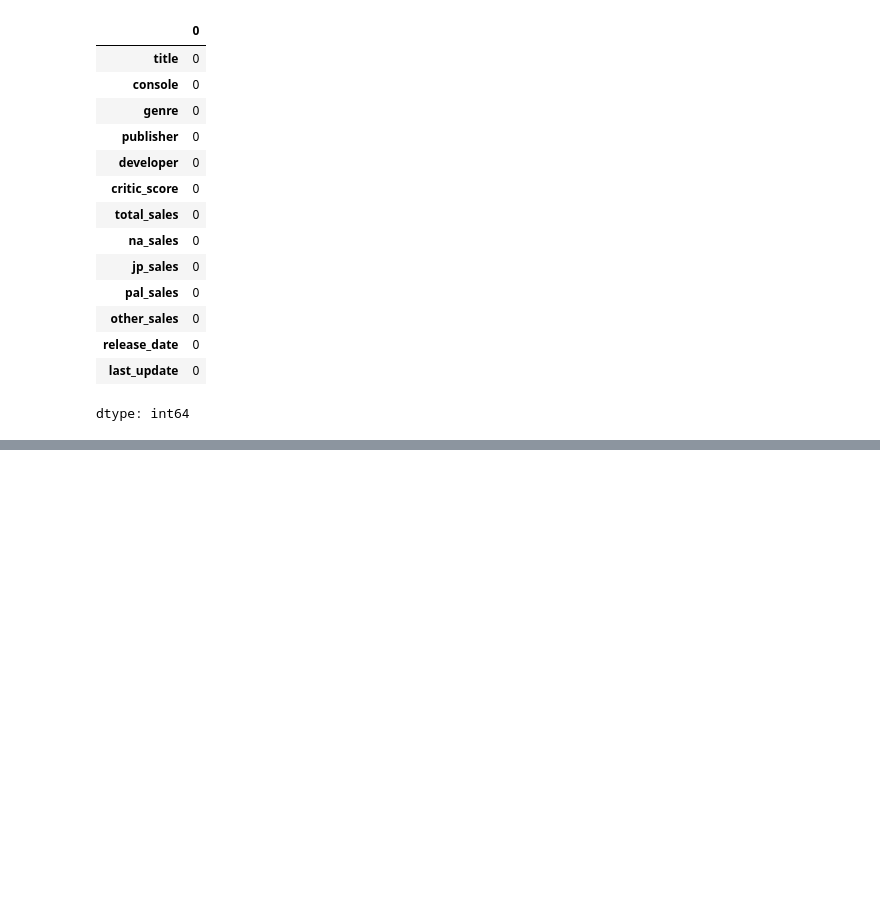
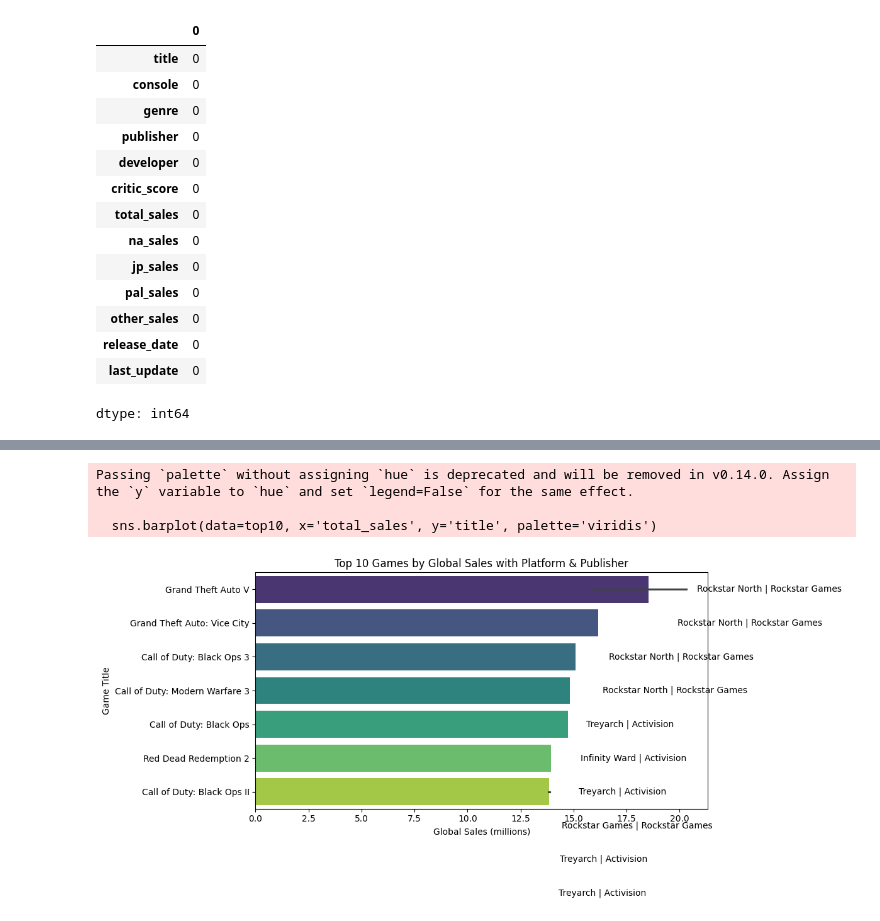
Before and after one commit to nadeemkhanrtm1/video-game-analysis, a Jupyter notebook: video_game_analysis.ipynb, the cells around one changed output, grey strips where cells are left out. Cells and saved outputs as stored; diff of their text form; code cells hidden in the pictures; blank space fills up the shorter version.

```diff
--- a/video_game_analysis.ipynb
+++ b/video_game_analysis.ipynb
@@ -474,0 +534,24 @@ dtype: int64
+# %%
+top10 = data.nlargest(10, 'total_sales')[['title', 'total_sales', 'developer', 'publisher']]
+
+import seaborn as sns
+
+plt.figure(figsize=(12, 6))
+sns.barplot(data=top10, x='total_sales', y='title', palette='viridis')
+
+# Add platform & publisher as annotation next to each bar
+for i, (_, row) in enumerate(top10.iterrows()):
+    plt.text(row['total_sales'] + 0.5, i,
+             f"{row['developer']} | {row['publisher']}",
+             va='center')
+
+plt.xlabel('Global Sales (millions)')
+plt.ylabel('Game Title')
+plt.title('Top 10 Games by Global Sales with Platform & Publisher')
+plt.tight_layout()
+plt.show()
+# %% [output]
+Passing `palette` without assigning `hue` is deprecated and will be removed in v0.14.0. Assign the `y` variable to `hue` and set `legend=False` for the same effect.
+
+  sns.barplot(data=top10, x='total_sales', y='title', palette='viridis')
+[figure, added]
```
Also changed, not shown: parts of 10 cells of this notebook.
